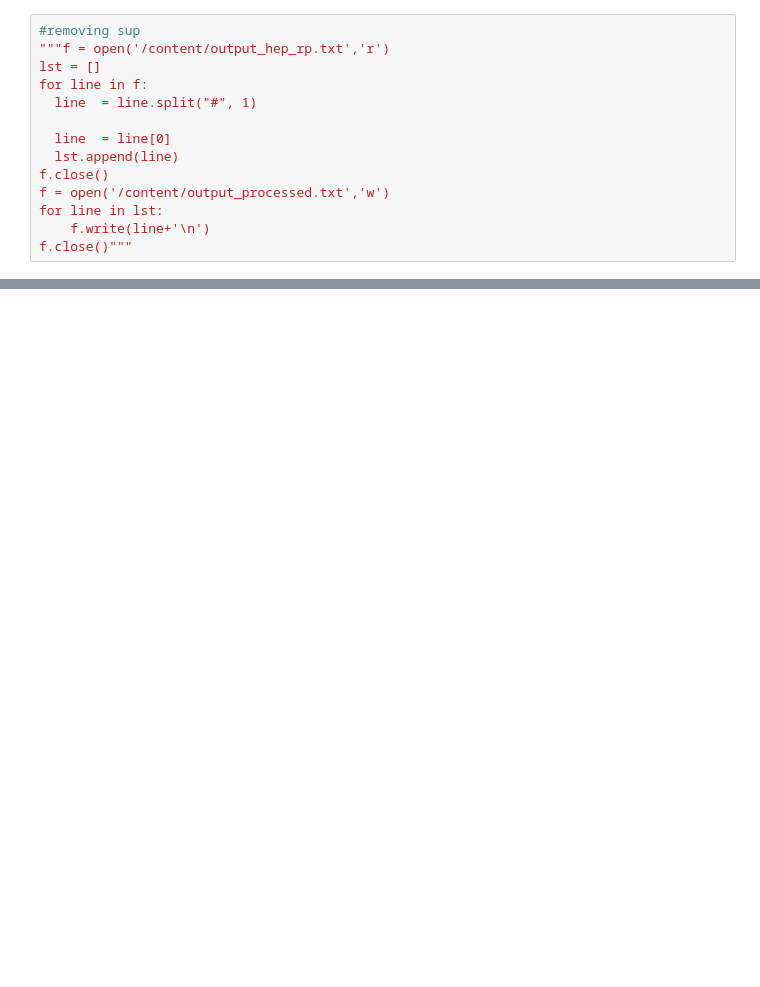
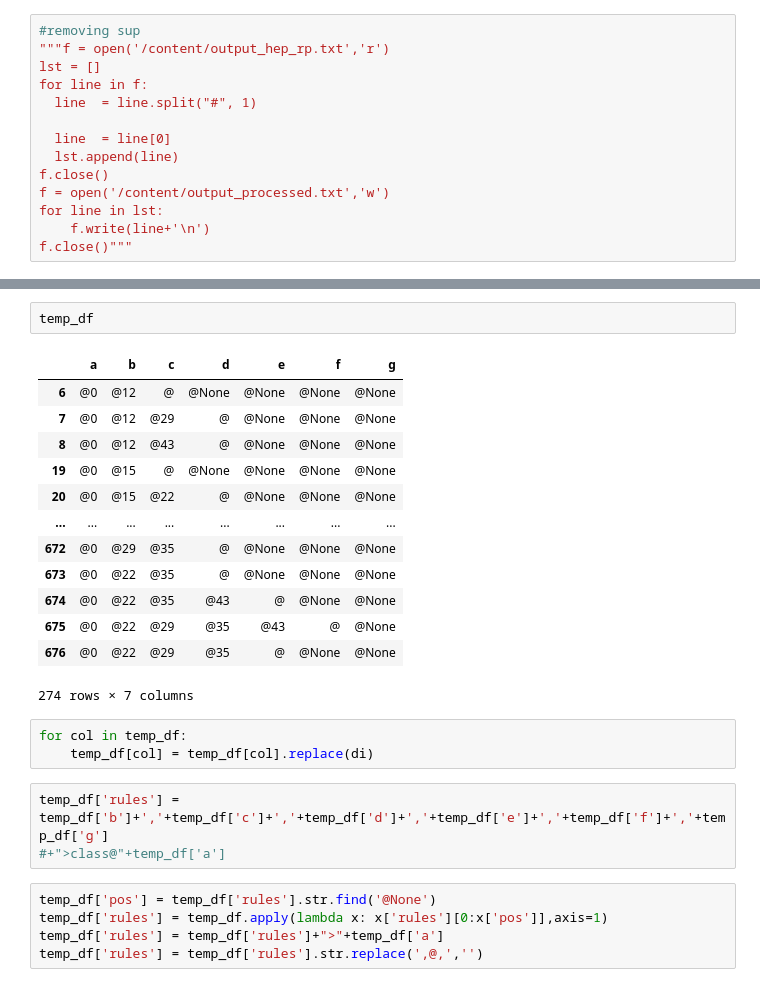
Before and after one commit to BlackCurrantDS/Mining-Rare-Association-Rules, a Jupyter notebook: BreastCancer_data_read_v1.ipynb, the cells around one changed output, grey strips where cells are left out. Drawn from its saved outputs; the diff is of its cells as text; blank space fills up the shorter version.

```diff
--- a/BreastCancer_data_read_v1.ipynb
+++ b/BreastCancer_data_read_v1.ipynb
@@ -174,0 +308,27 @@ f.close()"""
+# %%
+temp_df
+# %% [output]
+|  | a | b | c | d | e | f | g |
+| 6 | @0 | @12 | @ | @None | @None | @None | @None |
+| 7 | @0 | @12 | @29 | @ | @None | @None | @None |
+| 8 | @0 | @12 | @43 | @ | @None | @None | @None |
+| 19 | @0 | @15 | @ | @None | @None | @None | @None |
+| 20 | @0 | @15 | @22 | @ | @None | @None | @None |
+| ... | ... | ... | ... | ... | ... | ... | ... |
+| 672 | @0 | @29 | @35 | @ | @None | @None | @None |
+| 673 | @0 | @22 | @35 | @ | @None | @None | @None |
+| 674 | @0 | @22 | @35 | @43 | @ | @None | @None |
+| 675 | @0 | @22 | @29 | @35 | @43 | @ | @None |
+| 676 | @0 | @22 | @29 | @35 | @ | @None | @None |
+274 rows × 7 columns
+# %%
+for col in temp_df:
+    temp_df[col] = temp_df[col].replace(di)
+# %%
+temp_df['rules'] = temp_df['b']+','+temp_df['c']+','+temp_df['d']+','+temp_df['e']+','+temp_df['f']+','+temp_df['g']
+#+">class@"+temp_df['a']
+# %%
+temp_df['pos'] = temp_df['rules'].str.find('@None')
+temp_df['rules'] = temp_df.apply(lambda x: x['rules'][0:x['pos']],axis=1)
+temp_df['rules'] = temp_df['rules']+">"+temp_df['a']
+temp_df['rules'] = temp_df['rules'].str.replace(',@,','')
```
Also changed, not shown: parts of 37 cells of this notebook.
